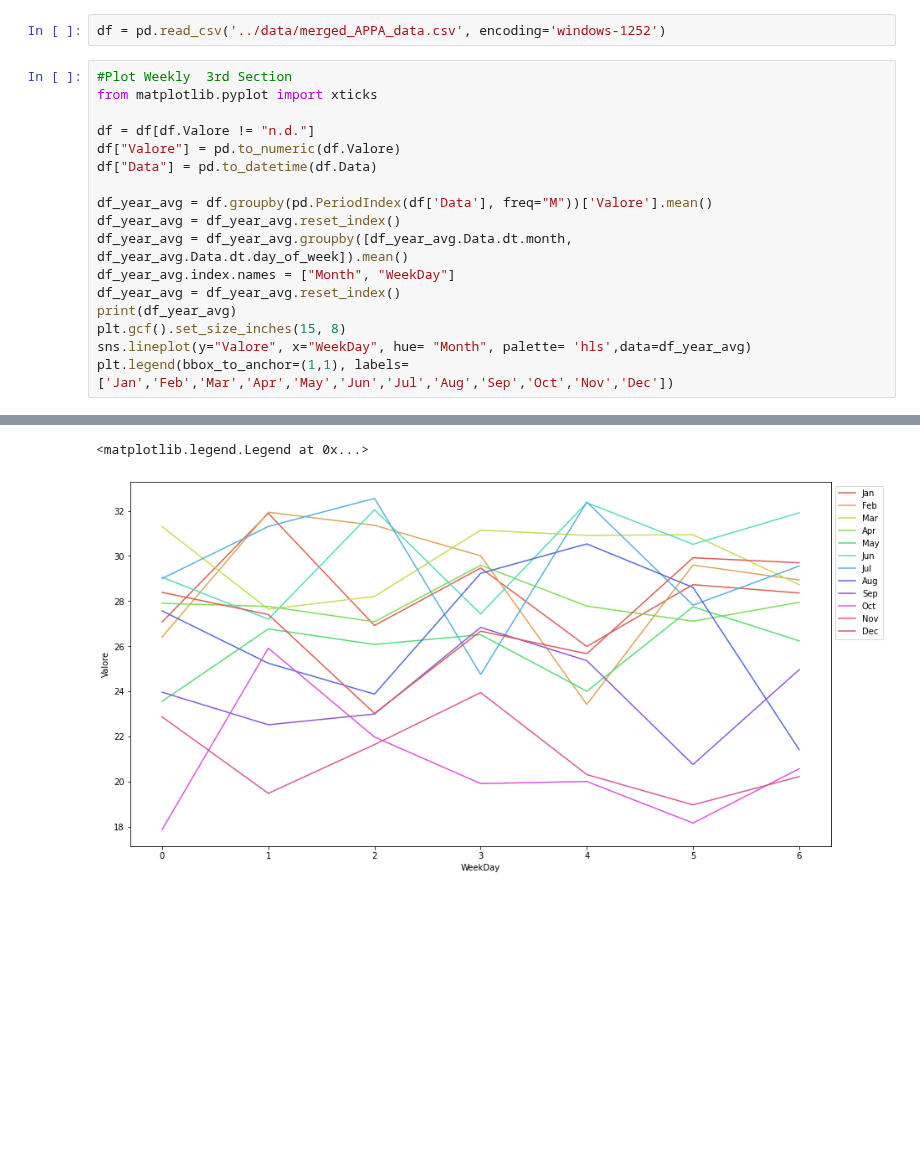
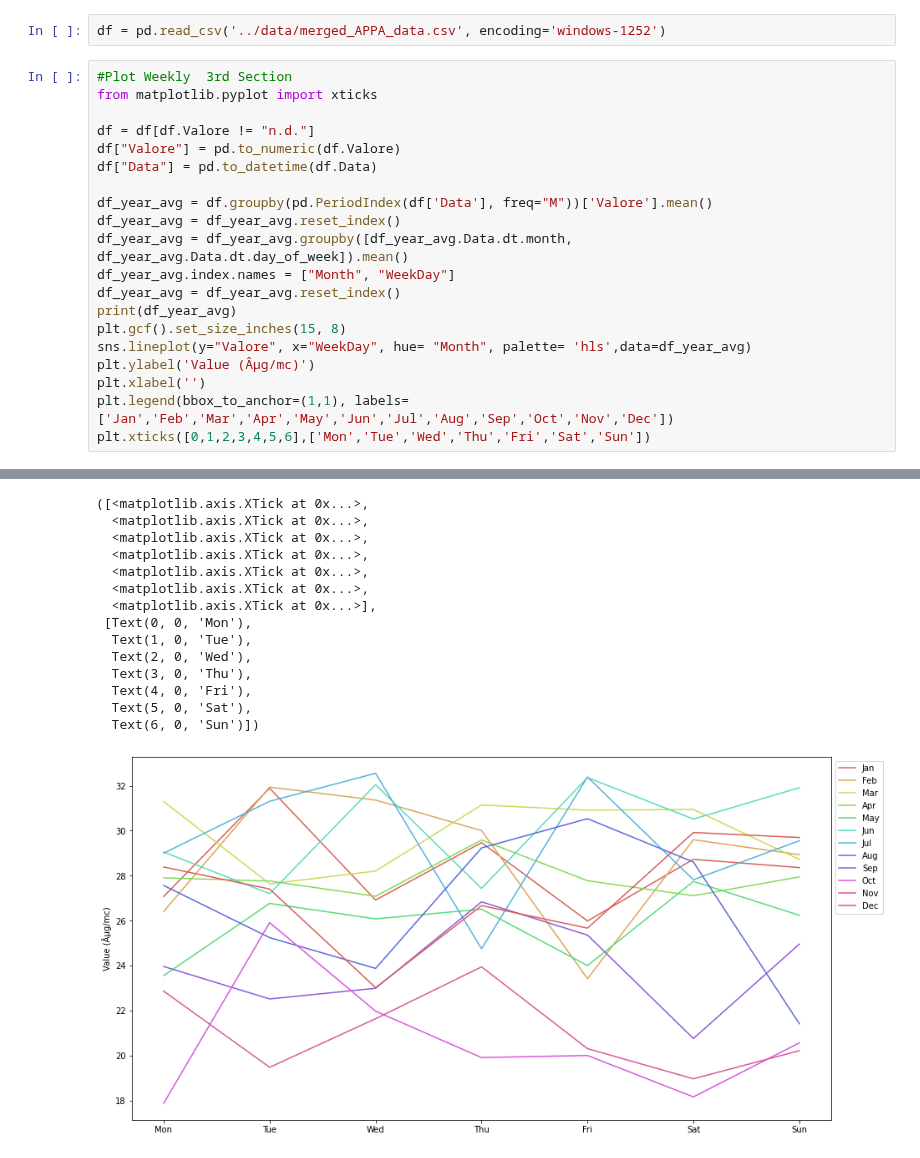
Before and after one commit to WebValley2022/webvalley-dashboard, a Jupyter notebook: 3rd Section Plots/WeeklyPlot.ipynb, the cells around one changed output, grey strips where cells are left out. Drawn from its saved outputs; the diff is of its cells as text; blank space fills up the shorter version.

Commit message:
modifications colors and labels 3rd section plots

```diff
--- a/3rd Section Plots/WeeklyPlot.ipynb
+++ b/3rd Section Plots/WeeklyPlot.ipynb
@@ -10,32 +10,48 @@ df = pd.read_csv('../data/merged_APPA_data.csv', encoding='windows-1252')
 from matplotlib.pyplot import xticks
 
 df = df[df.Valore != "n.d."]
 df["Valore"] = pd.to_numeric(df.Valore)
 df["Data"] = pd.to_datetime(df.Data)
 
 df_year_avg = df.groupby(pd.PeriodIndex(df['Data'], freq="M"))['Valore'].mean()
 df_year_avg = df_year_avg.reset_index()
 df_year_avg = df_year_avg.groupby([df_year_avg.Data.dt.month, df_year_avg.Data.dt.day_of_week]).mean()
 df_year_avg.index.names = ["Month", "WeekDay"]
 df_year_avg = df_year_avg.reset_index()
 print(df_year_avg)
 plt.gcf().set_size_inches(15, 8)
 sns.lineplot(y="Valore", x="WeekDay", hue= "Month", palette= 'hls',data=df_year_avg)
+plt.ylabel('Value (Âµg/mc)')
+plt.xlabel('')
 plt.legend(bbox_to_anchor=(1,1), labels=['Jan','Feb','Mar','Apr','May','Jun','Jul','Aug','Sep','Oct','Nov','Dec'])
+plt.xticks([0,1,2,3,4,5,6],['Mon','Tue','Wed','Thu','Fri','Sat','Sun'])
 # %% [output]
     Month  WeekDay     Valore
 0       1        0  27.077524
 1       1        1  31.888008
 2       1        2  26.919170
 3       1        3  29.467453
 4       1        4  25.989474
 ..    ...      ...        ...
 79     12        2  23.026604
 80     12        3  26.669698
 81     12        4  25.668589
 82     12        5  29.918551
 83     12        6  29.697287
 
 [84 rows x 3 columns]
-<matplotlib.legend.Legend at 0x...>
+([<matplotlib.axis.XTick at 0x...>,
+  <matplotlib.axis.XTick at 0x...>,
+  <matplotlib.axis.XTick at 0x...>,
+  <matplotlib.axis.XTick at 0x...>,
+  <matplotlib.axis.XTick at 0x...>,
+  <matplotlib.axis.XTick at 0x...>,
+  <matplotlib.axis.XTick at 0x...>],
+ [Text(0, 0, 'Mon'),
+  Text(1, 0, 'Tue'),
+  Text(2, 0, 'Wed'),
+  Text(3, 0, 'Thu'),
+  Text(4, 0, 'Fri'),
+  Text(5, 0, 'Sat'),
+  Text(6, 0, 'Sun')])
-[figure, old version]
+[figure, new version]
```
Also changed, not shown: 2 other files.
